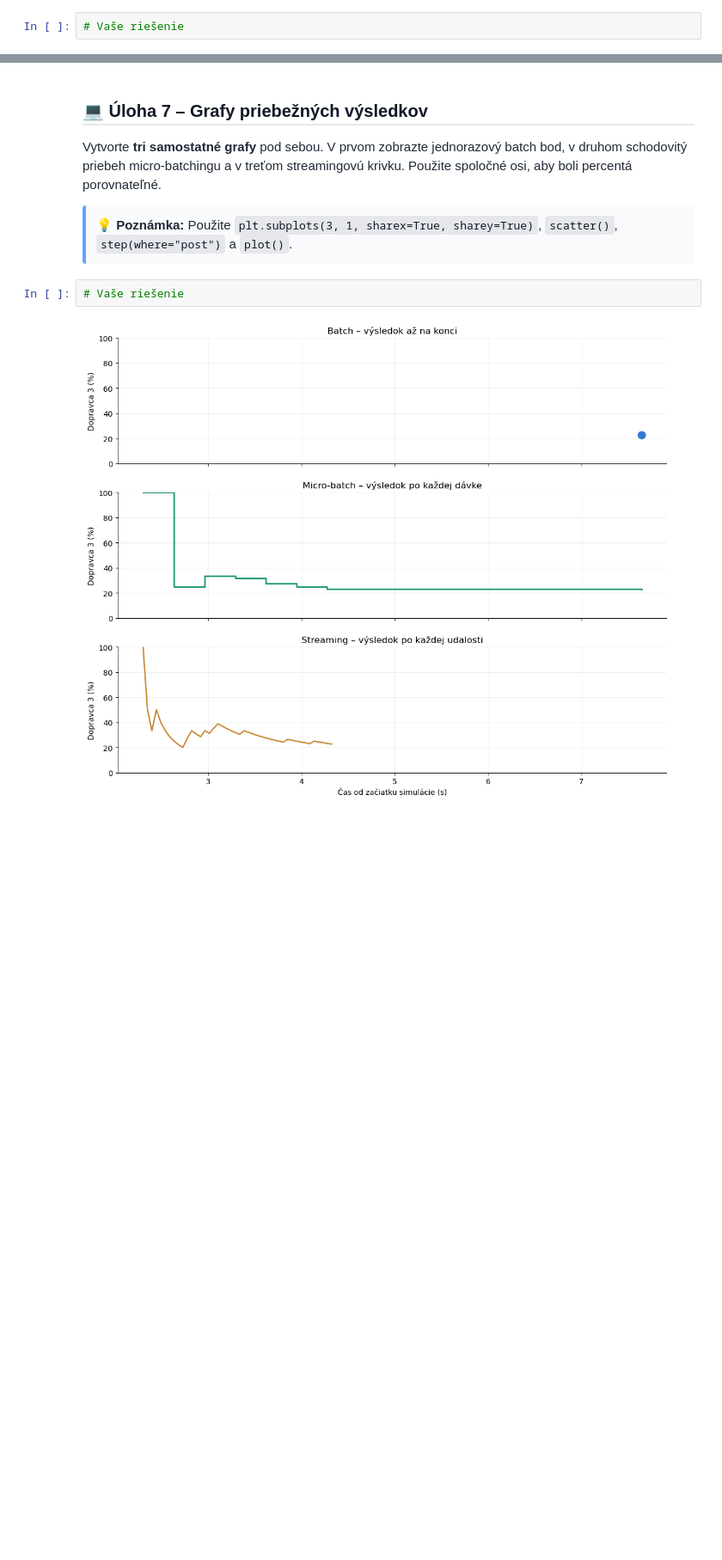
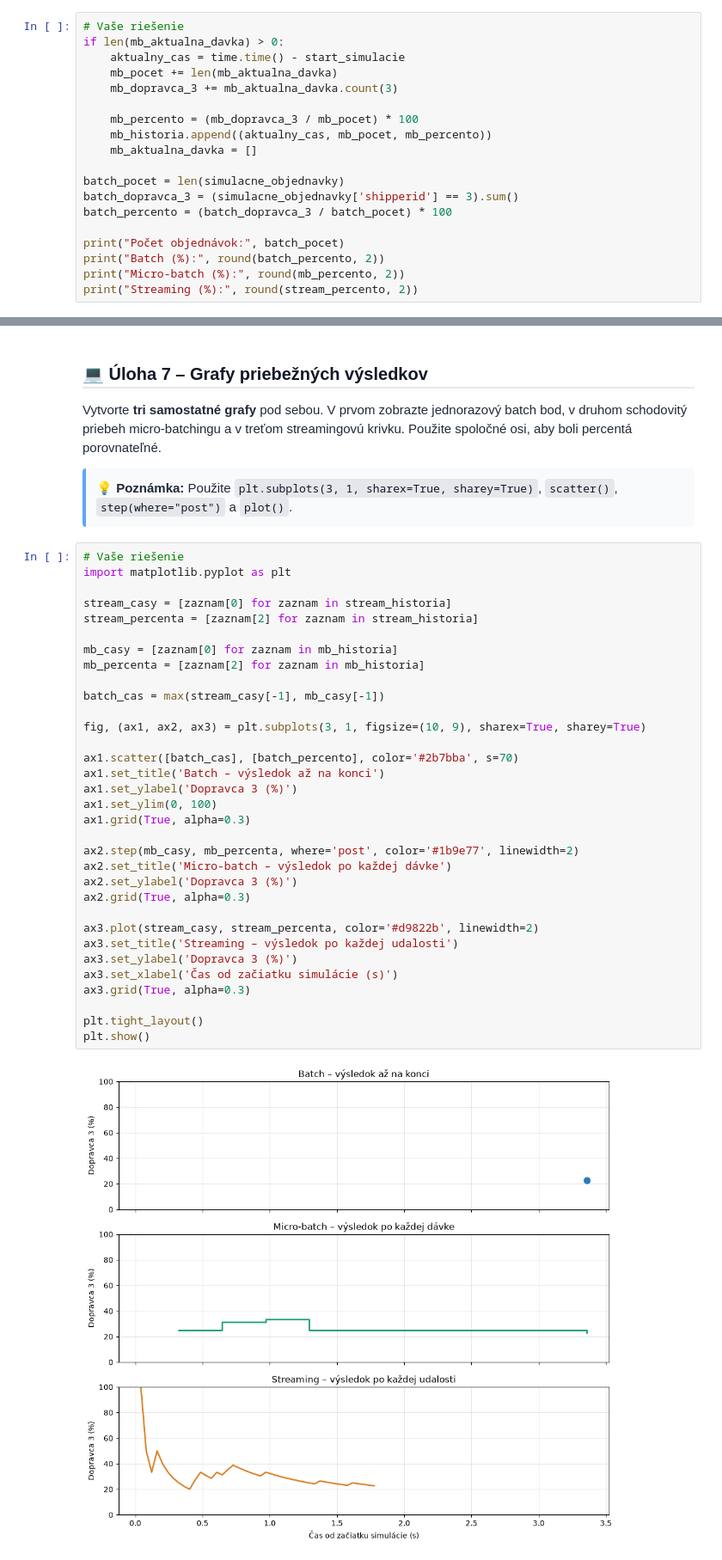
Before and after one commit to marekcvoliga2906-jpg/Databazove_Technologia_26-27, a Jupyter notebook: week-08/batch_streaming_orders.ipynb, the cells around one changed output, grey strips where cells are left out. Shown at 86% size. Drawn from its saved outputs; the diff is of its cells as text; blank space fills up the shorter version.

```diff
--- a/week-08/batch_streaming_orders.ipynb
+++ b/week-08/batch_streaming_orders.ipynb
@@ -111,6 +235,23 @@ Objednávok v simulácii: 44
 <p style="font-family: 'Segoe UI', Roboto, sans-serif; color: #1f2937; line-height: 1.65; margin: 8px 0 12px;">Nezabudnite spracovať poslednú nedokončenú micro-batch dávku. Nakoniec vypočítajte jednorazový batch výsledok pre tú istú vzorku a overte rovnosť výsledných percent.</p>
 # %%
 # Vaše riešenie
+if len(mb_aktualna_davka) > 0:
+    aktualny_cas = time.time() - start_simulacie
+    mb_pocet += len(mb_aktualna_davka)
+    mb_dopravca_3 += mb_aktualna_davka.count(3)
+
+    mb_percento = (mb_dopravca_3 / mb_pocet) * 100
+    mb_historia.append((aktualny_cas, mb_pocet, mb_percento))
+    mb_aktualna_davka = []
+
+batch_pocet = len(simulacne_objednavky)
+batch_dopravca_3 = (simulacne_objednavky['shipperid'] == 3).sum()
+batch_percento = (batch_dopravca_3 / batch_pocet) * 100
+
+print("Počet objednávok:", batch_pocet)
+print("Batch (%):", round(batch_percento, 2))
+print("Micro-batch (%):", round(mb_percento, 2))
+print("Streaming (%):", round(stream_percento, 2))
 # %% [output]
 Počet objednávok: 44
 Batch (%): 22.73
@@ -122,8 +263,39 @@ Streaming (%): 22.73
 <div style="margin-top: 12px; background-color: #f9fafb; border-left: 4px solid #60a5fa; padding: 12px; border-radius: 4px; font-family: 'Segoe UI', Roboto, sans-serif; color: #1f2937; line-height: 1.6;">💡 <strong>Poznámka:</strong> Použite <code style="background-color: #e5e7eb; color: #111827; font-family: monospace; padding: 2px 5px; border-radius: 4px;">plt.subplots(3, 1, sharex=True, sharey=True)</code>, <code style="background-color: #e5e7eb; color: #111827; font-family: monospace; padding: 2px 5px; border-radius: 4px;">scatter()</code>, <code style="background-color: #e5e7eb; color: #111827; font-family: monospace; padding: 2px 5px; border-radius: 4px;">step(where="post")</code> a <code style="background-color: #e5e7eb; color: #111827; font-family: monospace; padding: 2px 5px; border-radius: 4px;">plot()</code>.</div>
 # %%
 # Vaše riešenie
+import matplotlib.pyplot as plt
+
+stream_casy = [zaznam[0] for zaznam in stream_historia]
+stream_percenta = [zaznam[2] for zaznam in stream_historia]
+
+mb_casy = [zaznam[0] for zaznam in mb_historia]
+mb_percenta = [zaznam[2] for zaznam in mb_historia]
+
+batch_cas = max(stream_casy[-1], mb_casy[-1])
+
+fig, (ax1, ax2, ax3) = plt.subplots(3, 1, figsize=(10, 9), sharex=True, sharey=True)
+
+ax1.scatter([batch_cas], [batch_percento], color='#2b7bba', s=70)
+ax1.set_title('Batch – výsledok až na konci')
+ax1.set_ylabel('Dopravca 3 (%)')
+ax1.set_ylim(0, 100)
+ax1.grid(True, alpha=0.3)
+
+ax2.step(mb_casy, mb_percenta, where='post', color='#1b9e77', linewidth=2)
+ax2.set_title('Micro-batch – výsledok po každej dávke')
+ax2.set_ylabel('Dopravca 3 (%)')
+ax2.grid(True, alpha=0.3)
+
+ax3.plot(stream_casy, stream_percenta, color='#d9822b', linewidth=2)
+ax3.set_title('Streaming – výsledok po každej udalosti')
+ax3.set_ylabel('Dopravca 3 (%)')
+ax3.set_xlabel('Čas od začiatku simulácie (s)')
+ax3.grid(True, alpha=0.3)
+
+plt.tight_layout()
+plt.show()
 # %% [output]
-[figure, old version]
+[figure, new version]
 # %% [markdown]
 <h2 style="margin: 24px 0 16px; font-size: 20px; font-weight: 600; font-family: 'Segoe UI', Roboto, sans-serif; color: #111827; border-bottom: 2px solid #e5e7eb; padding-bottom: 6px;">💻 Úloha 8 – Frekvencia aktualizácií a prvý výsledok</h2>
 <p style="font-family: 'Segoe UI', Roboto, sans-serif; color: #1f2937; line-height: 1.65; margin: 8px 0 12px;">Na troch grafoch znázornite, koľkokrát sa priebežný výsledok aktualizoval. Potom vytvorte jednoduchú tabuľku, ktorá porovná <strong>čas prvého výsledku</strong>.</p>
```
Also changed, not shown: parts of 8 cells of this notebook.
